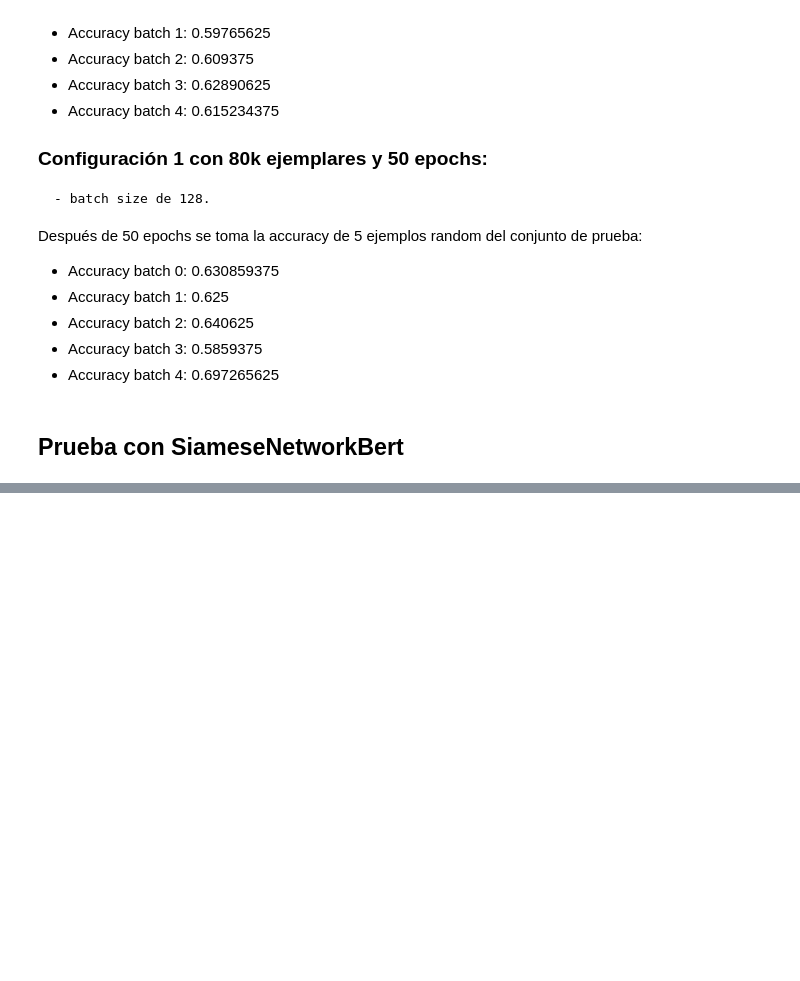
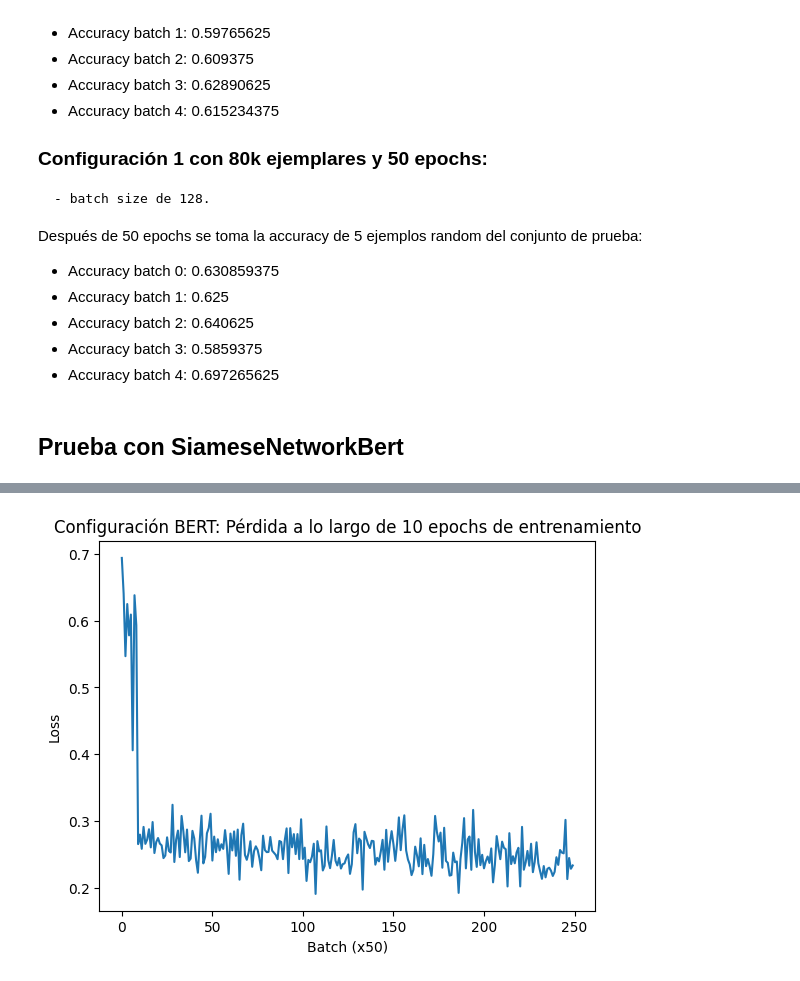
Before and after one commit to stardust229/Proyecto-RN, a Jupyter notebook: ProyectoSTS - few samples.ipynb, the cells around one changed output, grey strips where cells are left out. Drawn from its saved outputs; the diff is of its cells as text; code cells hidden in the pictures; blank space fills up the shorter version.

Commit message:
prueba con siamese bert

```diff
--- a/ProyectoSTS - few samples.ipynb
+++ b/ProyectoSTS - few samples.ipynb
@@ -295,7 +295,7 @@ X_train, X_test, Y_train, Y_test = train_test_split(X, Y, test_size=0.2, random_
 # %% [markdown]
 Creo un DataSet y DataLoader para el conjunto de entrenamiento y de prueba.
 # %%
-BATCH_SIZE = 128
+BATCH_SIZE = 64
 # %%
 class QuestionsDataset(Dataset):
     def __init__(self, ids, question1, question2, targets):
@@ -743,4 +741,4 @@ Después de 50 epochs se toma la accuracy de 5 ejemplos random del conjunto de p
 # %%
 ### Prueba con SiameseNetworkBert
 modelo_bert = SiameseNetworkBert()
-losses, accuracies = train(dataloader_train, modelo_bert, 1, dataloader_test, learning_rate=0.00002)
+losses, accuracies = train(dataloader_train, modelo_bert, 10, dataloader_test, learning_rate=0.00002)
@@ -746,0 +766,10 @@ losses, accuracies = train(dataloader_train, modelo_bert, 1, dataloader_test, le
+# %%
+plt.figure()
+plt.plot(losses)
+plt.xlabel("Batch (x50)")
+plt.ylabel("Loss")
+plt.title("Configuración BERT: Pérdida a lo largo de 10 epochs de entrenamiento")
+plt.savefig('plot_bert_10eps.png')
+plt.show()
+# %% [output]
+[figure, added]
```
Also changed, not shown: parts of 4 cells of this notebook, 3 other files.
